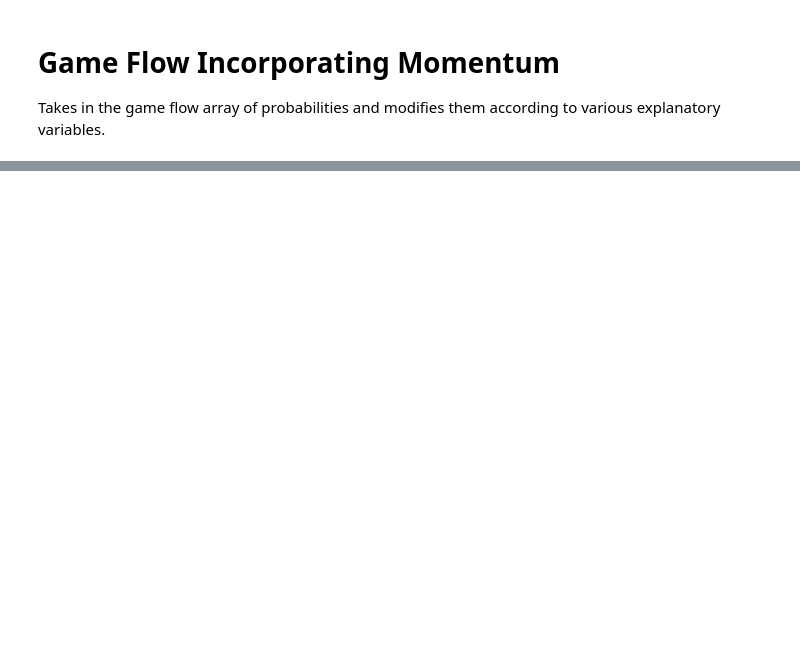
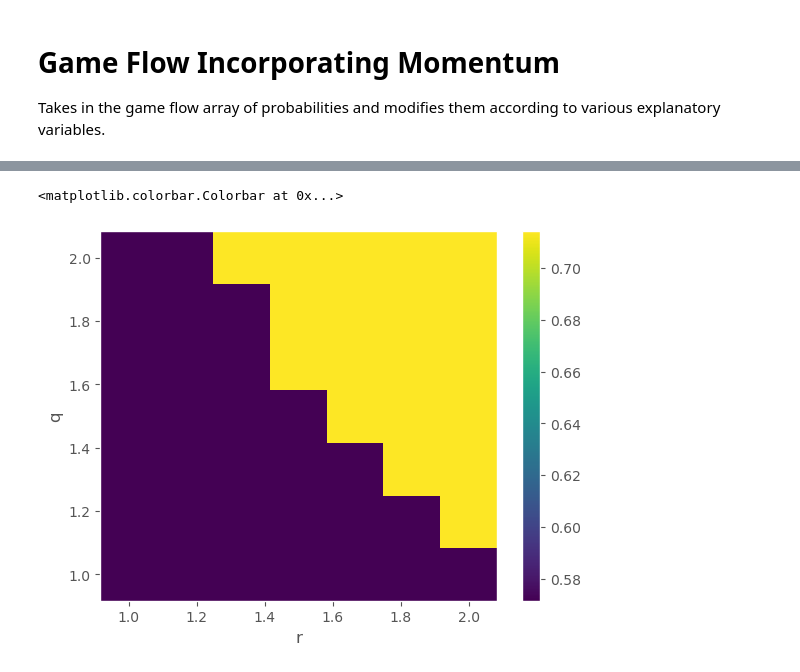
Before and after one commit to Alexkazmirchuk1/Tennis-Data-Analysis-Research, a Jupyter notebook: Main.ipynb, the cells around one changed output, grey strips where cells are left out. Drawn from its saved outputs; the diff is of its cells as text; code cells hidden in the pictures; blank space fills up the shorter version.

Commit message:
Added 3rd tuning parameter as well as evaluated accuracy

```diff
--- a/Main.ipynb
+++ b/Main.ipynb
@@ -86,10 +87,15 @@ def prob_win_independent_game(p1, p2):
 # Momentum Modifier Functions
 
 # change probability if player wins set
-def modify_momentum(match_data, probability_array, player):
+def modify_momentum(match_data, probability_array, player, r=1.25, q=1.25):
+    '''
+    TODO: docstring describing purpose; inputs.
+    '''
     # n = number of sets won
     n = 0
-    x = 1.25
+    lost = 0
+    loss_factor = 1
+    #x = 1.25
 
     for index in range(len(probability_array)):
         set_victor_array = match_data['set_victor'].values
@@ -97,20 +103,26 @@ def modify_momentum(match_data, probability_array, player):
 
         if (won_set):
             n += 1
+        elif set_victor_array[index] == 3 - player:
+            lost += 1
+            # probability_array[index] = probability_array[index]/(2*lost)
+            loss_factor = 1 / (q * lost)
 
-        if (n >= 0):
-            probability_array[index] = (((x**n)-1)/(x**n) + (1/(x**n))*probability_array[index])
+        probability_array[index] = (((r**n)-1)/(r**n) + (1/(r**n))*probability_array[index]) * loss_factor
 
 
 
     return probability_array
 
-def modify_momentum_err(match_data, momentum_array, player):
+def modify_momentum_err(match_data, momentum_array, player, s=1.02):
+    '''
+    TODO: docstring describing purpose; inputs.
+    '''
     array = []
 
     # unforced error total
     n = 0
-    x = 1.001
+    #x = 1.001
 
     unf_err_array = match_data[f'p{player}_unf_err'].values
     for index in range(len(momentum_array)):
@@ -120,8 +132,7 @@ def modify_momentum_err(match_data, momentum_array, player):
             n += 1
 
         if (n >= 0):
-            array.append (((x**n) - 1) / (x**n) + (1 / (x**n)) * momentum_array[index])
-
+            array.append (((s**n) - 1) / (s**n) + (1 / (s**n)) * momentum_array[index])
     return array
 # %%
 # 1 - Calculate serve probability (points_on_serves / total serves)
@@ -438,0 +493,9 @@ The length of the match is: 5
+# %%
+# visualize results of parameter sweep.
+fig,ax = plt.subplots()
+cax = ax.pcolor(rvalues, qvalues, results.T)
+ax.set(xlabel='r', ylabel='q')
+fig.colorbar(cax)
+# %% [output]
+<matplotlib.colorbar.Colorbar at 0x...>
+[figure, added]
```
Also changed, not shown: parts of 5 cells of this notebook.
